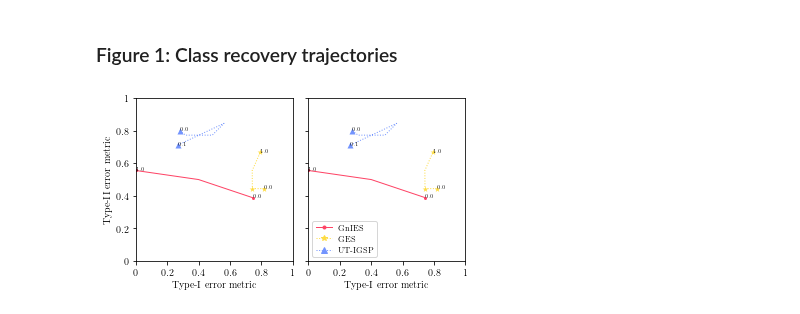
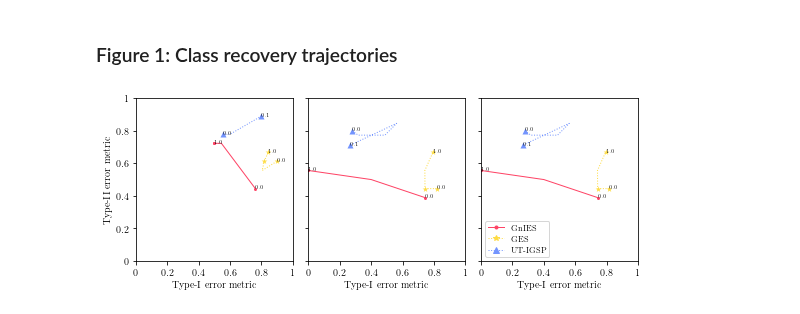
Before and after one commit to juangamella/gnies-paper, a Jupyter notebook: figure_sachs_experiments.ipynb, the cells around one changed output. Drawn from its saved outputs; the diff is of its cells as text; code cells hidden in the pictures.

```diff
--- a/figure_sachs_experiments.ipynb
+++ b/figure_sachs_experiments.ipynb
@@ -58,7 +58,7 @@ plt.scatter(np.arange(len(colors)), np.ones(len(colors))*-0.5, c = colorsb)
 # %%
 directory_real = "sachs_experiments/real_dataset_dag:consensus/"
 directory_gauss = "sachs_experiments/dataset_1658417439_runs:10_seed:42_tag:sachs_consensus_type:gauss_standardize:0_n:None/"
-directory_drf = "sachs_experiments/dataset_1658417439_runs:10_seed:42_tag:sachs_consensus_type:gauss_standardize:0_n:None/"
+directory_drf = "sachs_experiments/dataset_1658417465_runs:10_seed:42_tag:sachs_consensus_type:drf_standardize:0_n:None/"
 # %%
 def load_results(directory, method, lambdas_idx=2):
     args, results = utils.read_pickle(directory + utils.compiled_results_filename(method))
@@ -109,0 +112,17 @@ ges_metrics[metrics.success_metric].mean()
+# %%
+ges_args, ges_results, _, ges_metrics_real, ges_lambdas = load_results(directory_real, 'ges')
+ges_args, ges_results, _, ges_metrics_gauss, ges_lambdas = load_results(directory_gauss, 'ges')
+ges_args, ges_results, _, ges_metrics_drf, ges_lambdas = load_results(directory_drf, 'ges')
+
+ges_x_real = np.nanmean(ges_metrics_real[metrics.type_1_structc], axis=(0,3))
+ges_y_real = np.nanmean(ges_metrics_real[metrics.type_2_structc], axis=(0,3))
+
+ges_x_gauss = np.nanmean(ges_metrics_gauss[metrics.type_1_structc], axis=(0,3))
+ges_y_gauss = np.nanmean(ges_metrics_gauss[metrics.type_2_structc], axis=(0,3))
+
+ges_x_drf = np.nanmean(ges_metrics_drf[metrics.type_1_structc], axis=(0,3))
+ges_y_drf = np.nanmean(ges_metrics_drf[metrics.type_2_structc], axis=(0,3))
+
+(ges_metrics_real[metrics.success_metric].mean()
+ ,ges_metrics_gauss[metrics.success_metric].mean()
+ ,ges_metrics_drf[metrics.success_metric].mean())
@@ -169,10 +181,10 @@ print_names = {'gnies': 'GnIES',
 def plot_metric(ax, values_x, values_y, lambdas, method, points, text):
     ax.plot(values_x, values_y, color=color[method], linestyle=style[method], **lineopts)
     for j in points:
-        ax.scatter(values_x[j,i], values_y[j,i], color=color[method], marker=marker[method], linewidth=0)
+        ax.scatter(values_x[j], values_y[j], color=color[method], marker=marker[method], linewidth=0)
         l = lambdas[j]
         if text and (j==0 or j==points[-1]):
-            ax.text(values_x[j,i], values_y[j,i], "$%0.1f$" % l, fontsize=textsize)
+            ax.text(values_x[j], values_y[j], "$%0.1f$" % l, fontsize=textsize)
 
 def set_ax(ax, yticks=True):
     ax.set_xlim([0,1])
@@ -193,41 +205,52 @@ ax = plt.gca()
 plt.subplot(gs[0])
 ax = plt.gca()
 # Plot GnIES
-plot_metric(ax, gnies_x, gnies_y, gnies_lambdas, 'gnies', [0,2,len(gnies_lambdas)-1], True)
+plot_metric(ax, gnies_x_real, gnies_y_real, gnies_lambdas, 'gnies', [0,2,len(gnies_lambdas)-1], True)
 # Plot UT-IGSP
-plot_metric(ax, utigsp_x, utigsp_y, utigsp_alphas, 'ut_igsp', [0,len(utigsp_alphas)-1], True)
+plot_metric(ax, ut_igsp_x_real, ut_igsp_y_real, ut_igsp_lambdas, 'ut_igsp', [0,len(ut_igsp_lambdas)-1], True)
 # Plot GES
-plot_metric(ax, ges_x, ges_y, ges_lambdas, 'ges', [0,2,len(ges_lambdas)-1], True)
+plot_metric(ax, ges_x_real, ges_y_real, ges_lambdas, 'ges', [0,2,len(ges_lambdas)-1], True)
 set_ax(ax, yticks=True)
 
 ###########################
 # PLOT GAUSSIAN DATA
 plt.subplot(gs[1])
 ax = plt.gca()
 # Plot GnIES
-plot_metric(ax, gnies_x, gnies_y, gnies_lambdas, 'gnies', [0,2,len(gnies_lambdas)-1], True)
+plot_metric(ax, gnies_x_gauss, gnies_y_gauss, gnies_lambdas, 'gnies', [0,2,len(gnies_lambdas)-1], True)
 # Plot UT-IGSP
-plot_metric(ax, utigsp_x, utigsp_y, utigsp_alphas, 'ut_igsp', [0,len(utigsp_alphas)-1], True)
+plot_metric(ax, ut_igsp_x_gauss, ut_igsp_y_gauss, ut_igsp_lambdas, 'ut_igsp', [0,len(ut_igsp_lambdas)-1], True)
 # Plot GES
-plot_metric(ax, ges_x, ges_y, ges_lambdas, 'ges', [0,2,len(ges_lambdas)-1], True)
+plot_metric(ax, ges_x_gauss, ges_y_gauss, ges_lambdas, 'ges', [0,2,len(ges_lambdas)-1], True)
 set_ax(ax, yticks=False)
 
+###########################
+# PLOT DRF DATA
+plt.subplot(gs[2])
+ax = plt.gca()
+# Plot GnIES
+plot_metric(ax, gnies_x_drf, gnies_y_drf, gnies_lambdas, 'gnies', [0,2,len(gnies_lambdas)-1], True)
+# Plot UT-IGSP
+plot_metric(ax, ut_igsp_x_drf, ut_igsp_y_drf, ut_igsp_lambdas, 'ut_igsp', [0,len(ut_igsp_lambdas)-1], True)
+# Plot GES
+plot_metric(ax, ges_x_drf, ges_y_drf, ges_lambdas, 'ges', [0,2,len(ges_lambdas)-1], True)
+set_ax(ax, yticks=False)
 
 
 # Build legend
 method_entries = [Line2D([0], [0],
                          linewidth=1,
                          linestyle=style[method],
                          marker=marker[method],
                          color=color[method]) for method in print_names.keys()]
 method_str = list(print_names.values())
 ax.legend(method_entries, #+ sample_size_entries
           method_str, # + sample_size_str
           prop={'size':8},
           loc='lower left',
         ncol=1)
 
 
 plt.savefig('figures/figure_sachs.pdf', bbox_inches='tight')
 # %% [output]
-[figure, old version]
+[figure, new version]
```
Also changed, not shown: parts of 16 cells of this notebook, 2 other files.
